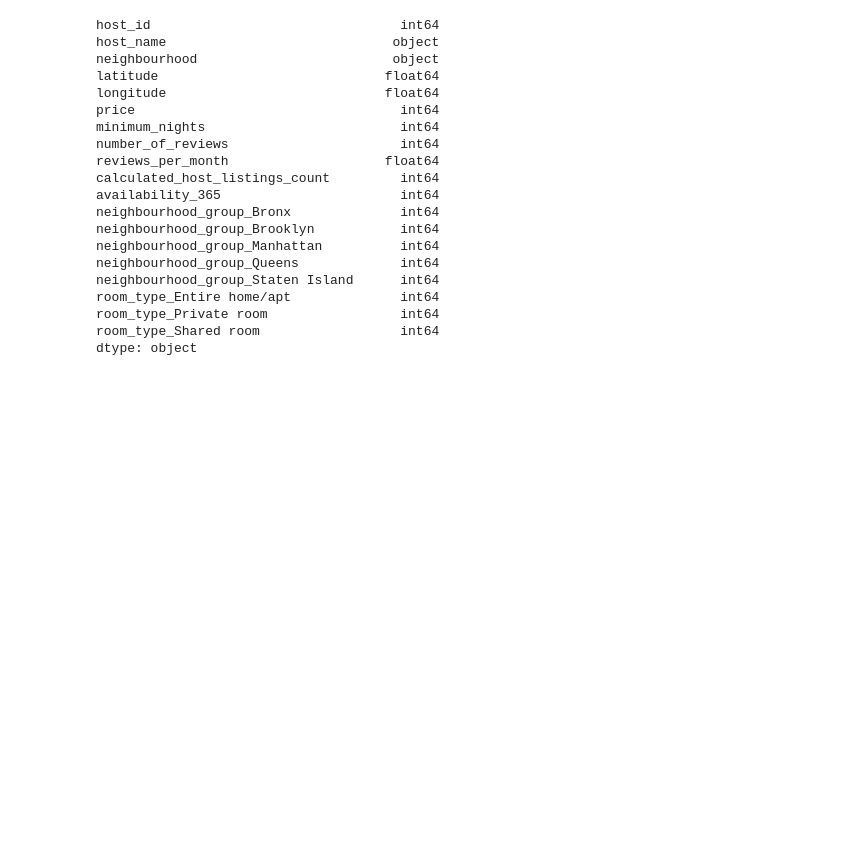
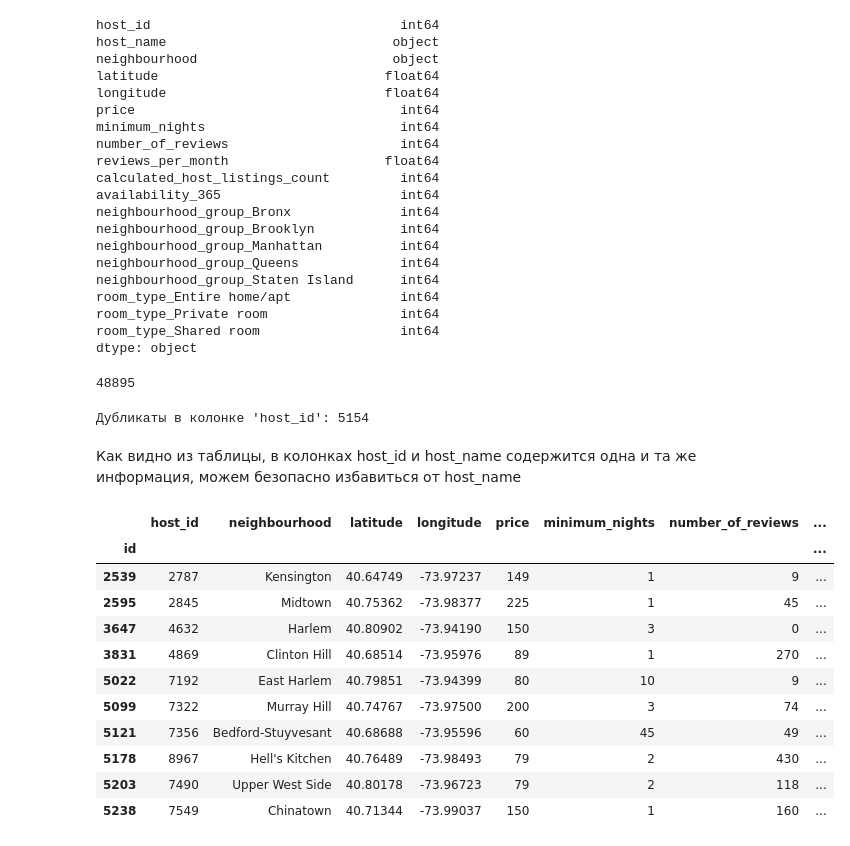
Before and after one commit to EgorSinitsyn/ML_BookCamp, a Jupyter notebook: [Regression]/Linear_regression/New_York_City_Airbnb_Open_Data/New_York_City_Airbnb_Open_Data.ipynb, the cells around one changed output. Saved outputs shown, nothing was run; the diff lists cells and outputs as text; code cells hidden in the pictures; blank space fills up the shorter version.

```diff
--- a/[Regression]/Linear_regression/New_York_City_Airbnb_Open_Data/New_York_City_Airbnb_Open_Data.ipynb
+++ b/[Regression]/Linear_regression/New_York_City_Airbnb_Open_Data/New_York_City_Airbnb_Open_Data.ipynb
@@ -311,3 +311,41 @@ room_type_Entire home/apt              int64
 room_type_Private room                 int64
 room_type_Shared room                  int64
 dtype: object
+# %%
+len(df)
+# %% [output]
+48895
+# %%
+# Проверка на наличие дубликатов в колонке 'host_id'
+duplicates = df[df.duplicated(subset=['host_id'], keep=False)]
+
+if duplicates.empty:
+    print("В колонке 'host_id' нет дубликатов.")
+else:
+    # Получаем список уникальных значений host_id, которые имеют дубликаты
+    duplicate_host_ids = duplicates['host_id'].unique().tolist()
+    duplicates_count = len(duplicate_host_ids)
+    print(f"Дубликаты в колонке 'host_id': {duplicates_count}")
+# %% [output]
+Дубликаты в колонке 'host_id': 5154
+# %% [markdown]
+Как видно из таблицы, в колонках host_id и host_name содержится одна и та же информация, можем безопасно избавиться от host_name
+# %%
+# удаление колонки host_name
+
+df = df.drop(columns=['host_name'])
+
+df.head(10)
+# %% [output]
+|  | host_id | neighbourhood | latitude | longitude | price | minimum_nights | number_of_reviews | ... |
+| id |  |  |  |  |  |  |  | ... |
+| 2539 | 2787 | Kensington | 40.64749 | -73.97237 | 149 | 1 | 9 | ... |
+| 2595 | 2845 | Midtown | 40.75362 | -73.98377 | 225 | 1 | 45 | ... |
+| 3647 | 4632 | Harlem | 40.80902 | -73.94190 | 150 | 3 | 0 | ... |
+| 3831 | 4869 | Clinton Hill | 40.68514 | -73.95976 | 89 | 1 | 270 | ... |
+| 5022 | 7192 | East Harlem | 40.79851 | -73.94399 | 80 | 10 | 9 | ... |
+| 5099 | 7322 | Murray Hill | 40.74767 | -73.97500 | 200 | 3 | 74 | ... |
+| 5121 | 7356 | Bedford-Stuyvesant | 40.68688 | -73.95596 | 60 | 45 | 49 | ... |
+| 5178 | 8967 | Hell's Kitchen | 40.76489 | -73.98493 | 79 | 2 | 430 | ... |
+| 5203 | 7490 | Upper West Side | 40.80178 | -73.96723 | 79 | 2 | 118 | ... |
+| 5238 | 7549 | Chinatown | 40.71344 | -73.99037 | 150 | 1 | 160 | ... |
```
Also changed, not shown: parts of 9 cells of this notebook, 1 other file.
